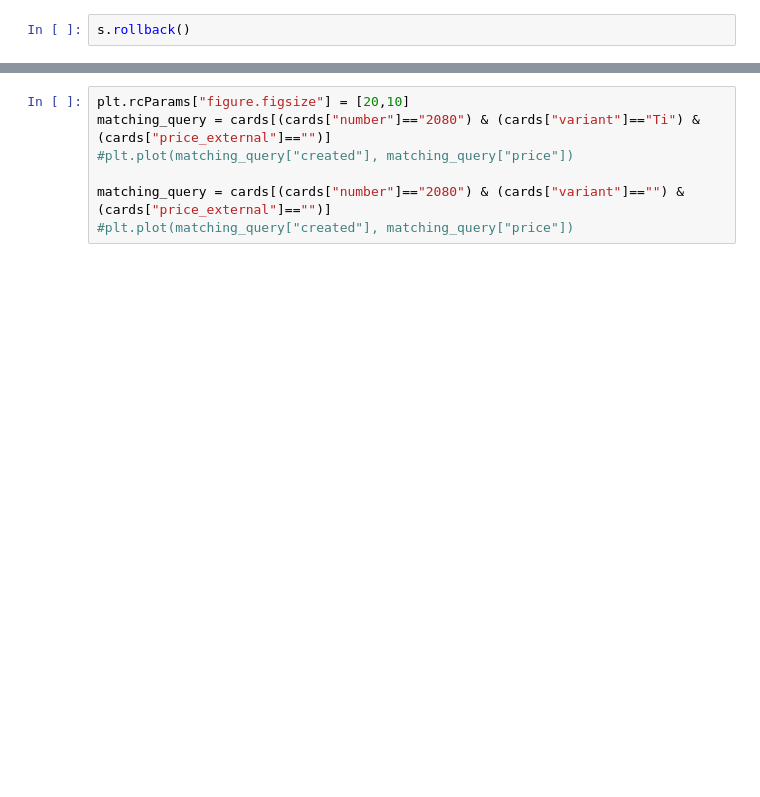
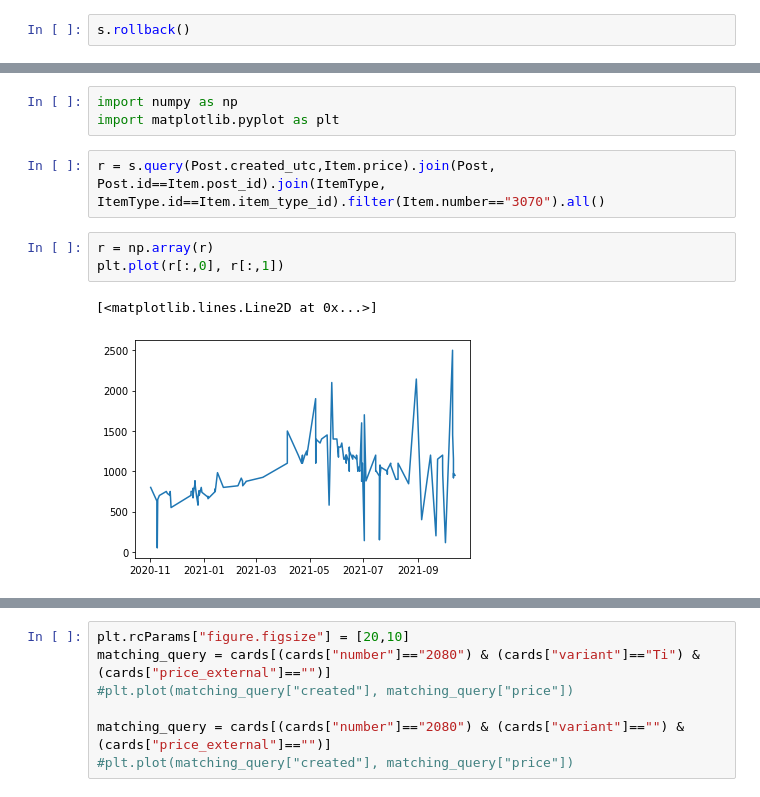
Before and after one commit to denck007/hardwareswap, a Jupyter notebook: GenerateDB.ipynb, the cells around one changed output, grey strips where cells are left out. Saved outputs shown, nothing was run; the diff lists cells and outputs as text; blank space fills up the shorter version.

Commit message:
Parsed items to db, starting UI

```diff
--- a/GenerateDB.ipynb
+++ b/GenerateDB.ipynb
@@ -235,3 +296,14 @@ for item in (
+# %%
+import numpy as np
+import matplotlib.pyplot as plt
+# %%
+r = s.query(Post.created_utc,Item.price).join(Post, Post.id==Item.post_id).join(ItemType, ItemType.id==Item.item_type_id).filter(Item.number=="3070").all()
+# %%
+r = np.array(r)
+plt.plot(r[:,0], r[:,1])
+# %% [output]
+[<matplotlib.lines.Line2D at 0x...>]
+[figure, added]
 # %%
 cards = pd.DataFrame(matching_posts)
 cards.sort_values("created", inplace=True)
```
Also changed, not shown: parts of 25 cells of this notebook, 11 other files.
